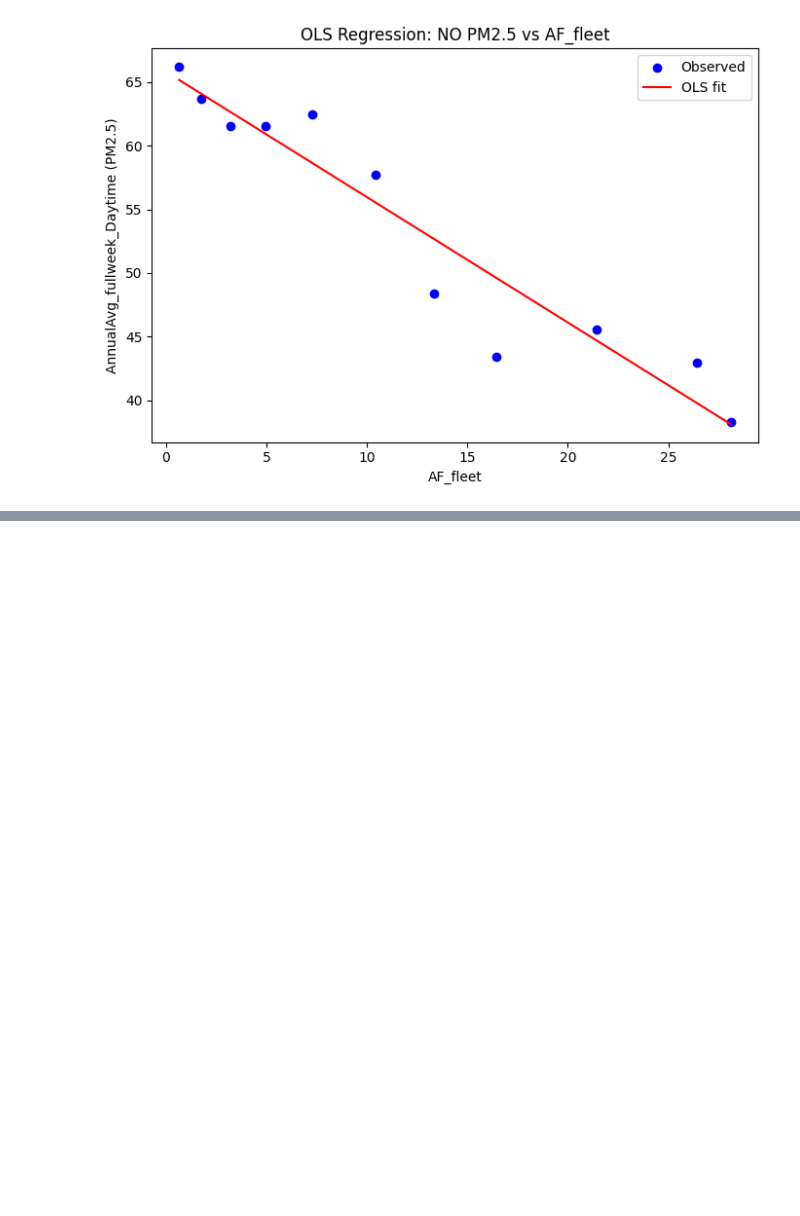
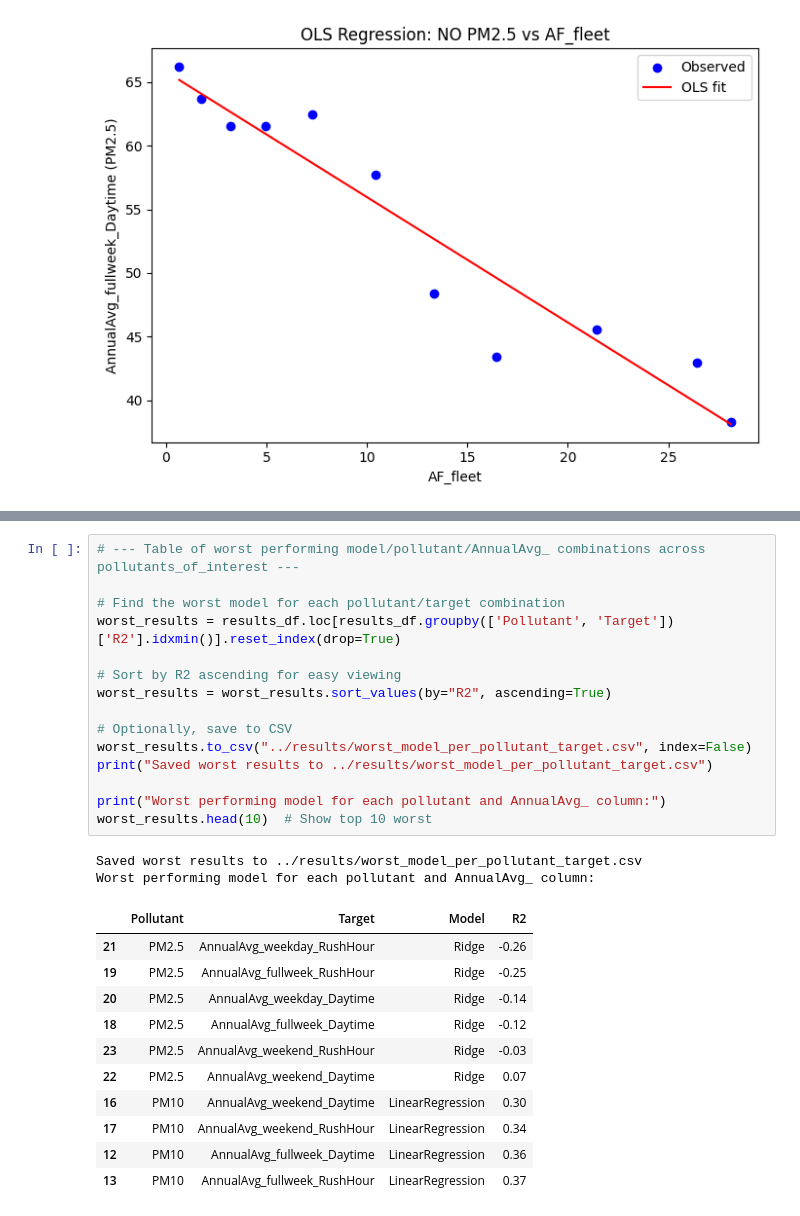
Before and after one commit to JskifterJ/DSML, a Jupyter notebook: src/analysis.ipynb, the cells around one changed output, grey strips where cells are left out. Drawn from its saved outputs; the diff is of its cells as text; blank space fills up the shorter version.

```diff
--- a/src/analysis.ipynb
+++ b/src/analysis.ipynb
@@ -576,0 +693,29 @@ else:
+# %%
+# --- Table of worst performing model/pollutant/AnnualAvg_ combinations across pollutants_of_interest ---
+
+# Find the worst model for each pollutant/target combination
+worst_results = results_df.loc[results_df.groupby(['Pollutant', 'Target'])['R2'].idxmin()].reset_index(drop=True)
+
+# Sort by R2 ascending for easy viewing
+worst_results = worst_results.sort_values(by="R2", ascending=True)
+
+# Optionally, save to CSV
+worst_results.to_csv("../results/worst_model_per_pollutant_target.csv", index=False)
+print("Saved worst results to ../results/worst_model_per_pollutant_target.csv")
+
+print("Worst performing model for each pollutant and AnnualAvg_ column:")
+worst_results.head(10)  # Show top 10 worst
+# %% [output]
+Saved worst results to ../results/worst_model_per_pollutant_target.csv
+Worst performing model for each pollutant and AnnualAvg_ column:
+|  | Pollutant | Target | Model | R2 |
+| 21 | PM2.5 | AnnualAvg_weekday_RushHour | Ridge | -0.26 |
+| 19 | PM2.5 | AnnualAvg_fullweek_RushHour | Ridge | -0.25 |
+| 20 | PM2.5 | AnnualAvg_weekday_Daytime | Ridge | -0.14 |
+| 18 | PM2.5 | AnnualAvg_fullweek_Daytime | Ridge | -0.12 |
+| 23 | PM2.5 | AnnualAvg_weekend_RushHour | Ridge | -0.03 |
+| 22 | PM2.5 | AnnualAvg_weekend_Daytime | Ridge | 0.07 |
+| 16 | PM10 | AnnualAvg_weekend_Daytime | LinearRegression | 0.30 |
+| 17 | PM10 | AnnualAvg_weekend_RushHour | LinearRegression | 0.34 |
+| 12 | PM10 | AnnualAvg_fullweek_Daytime | LinearRegression | 0.36 |
+| 13 | PM10 | AnnualAvg_fullweek_RushHour | LinearRegression | 0.37 |
```
Also changed, not shown: parts of 15 cells of this notebook, 53 other files.
